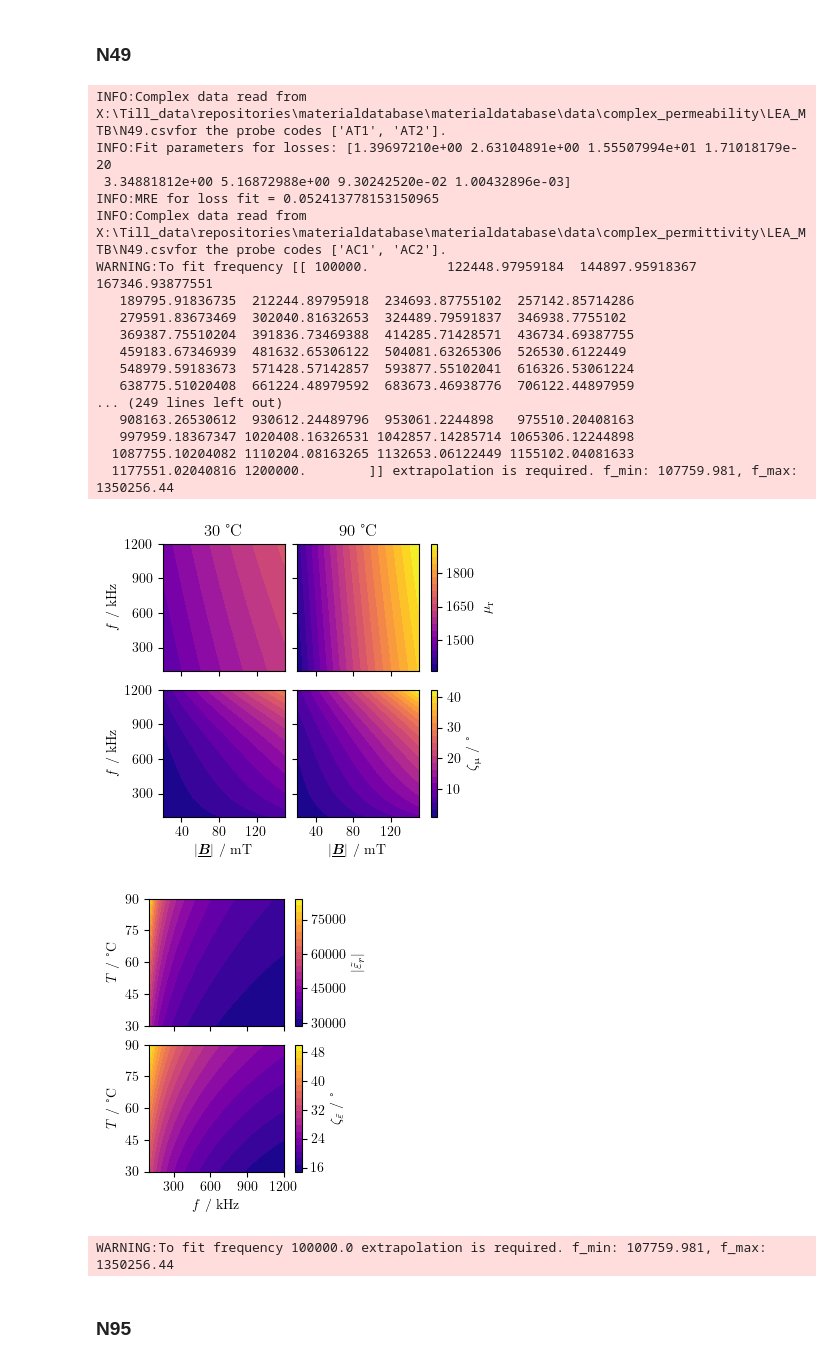
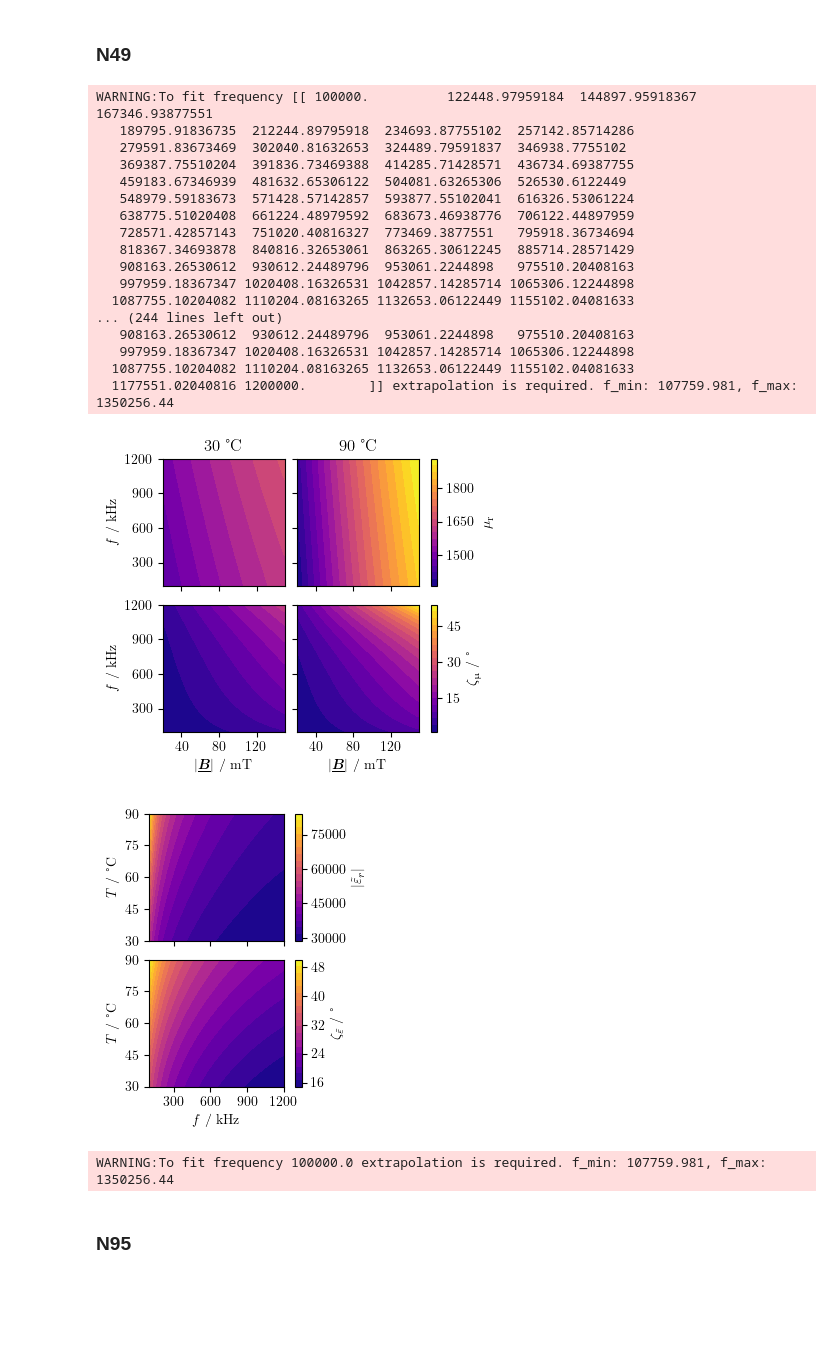
Before and after one commit to upb-lea/dimensional-performance-factor, a Jupyter notebook: dev/1_1_load_material_data.ipynb, the cells around one changed output. Drawn from its saved outputs; the diff is of its cells as text; code cells hidden in the pictures; blank space fills up the shorter version.

Commit message:
updated material data and added plots simulation vs measurement

```diff
--- a/dev/1_1_load_material_data.ipynb
+++ b/dev/1_1_load_material_data.ipynb
@@ -49,7 +46,7 @@ f_max = 1.2e6
 # Permeability
 permeability = mdb_data.get_complex_permeability(material=material_name,
                                                  data_source=permeability_data_source,
-                                                 pv_fit_function=mdb.FitFunction.enhancedSteinmetz,
+                                                 pv_fit_function=mdb.FitFunction.temperatureEnhancedSteinmetz,
                                                  probe_codes=permeability_probe_codes)
 df_permeability_grid = permeability.to_grid(grid_frequency=np.linspace(f_min, f_max, 50),
                                             grid_temperature=np.linspace(30, 90, 20),
@@ -121,40 +118,40 @@ for f in f_lin:
 
 
     # print real and imaginary parts
     # print(f" - - - - - - - - - - - - - - -")
     # print(f"{f = :.1f}")
     # print(f"half wavelength: {wavelength / 2 * 1000:.1f} mm\n")
 
     # print(f"mu_N49_lin real part: {mu_N49_lin.real:.0f}")
     # print(f"mu_N49_lin imaginary part (positive loss form): {-mu_N49_lin.imag:.0f}\n")
 
     # print(f"eps_N49_lin real part: {eps_N49_lin.real:.0f}")
     # print(f"eps_N49_lin imaginary part (positive loss form): {-eps_N49_lin.imag:.0f}\n")
 
     # print(f"|mu_N49_lin|: {abs(mu_N49_lin):.0f}")
     # print(f"phase(mu_N49_lin) in deg (positive loss form): {-np.rad2deg(np.arctan(mu_N49_lin.imag / mu_N49_lin.real)):.1f}\n")
 
     # print(f"|eps_N49_lin|: {abs(eps_N49_lin):.0f}")
     # print(f"phase(eps_N49_lin) in deg (positive loss form): {-np.rad2deg(np.arctan(eps_N49_lin.imag / eps_N49_lin.real)):.1f}\n")
 # %% [output]
-INFO:Complex data read from X:\Till_data\repositories\materialdatabase\materialdatabase\data\complex_permeability\LEA_MTB\N49.csvfor the probe codes ['AT1', 'AT2'].
-INFO:Fit parameters for losses: [1.39697210e+00 2.63104891e+00 1.55507994e+01 1.71018179e-20
- 3.34881812e+00 5.16872988e+00 9.30242520e-02 1.00432896e-03]
-INFO:MRE for loss fit = 0.052413778153150965
-INFO:Complex data read from X:\Till_data\repositories\materialdatabase\materialdatabase\data\complex_permittivity\LEA_MTB\N49.csvfor the probe codes ['AC1', 'AC2'].
 WARNING:To fit frequency [[ 100000.          122448.97959184  144897.95918367  167346.93877551
    189795.91836735  212244.89795918  234693.87755102  257142.85714286
    279591.83673469  302040.81632653  324489.79591837  346938.7755102
    369387.75510204  391836.73469388  414285.71428571  436734.69387755
    459183.67346939  481632.65306122  504081.63265306  526530.6122449
    548979.59183673  571428.57142857  593877.55102041  616326.53061224
    638775.51020408  661224.48979592  683673.46938776  706122.44897959
-... (249 lines left out)
+   728571.42857143  751020.40816327  773469.3877551   795918.36734694
+   818367.34693878  840816.32653061  863265.30612245  885714.28571429
+   908163.26530612  930612.24489796  953061.2244898   975510.20408163
+   997959.18367347 1020408.16326531 1042857.14285714 1065306.12244898
+  1087755.10204082 1110204.08163265 1132653.06122449 1155102.04081633
+... (244 lines left out)
    908163.26530612  930612.24489796  953061.2244898   975510.20408163
    997959.18367347 1020408.16326531 1042857.14285714 1065306.12244898
   1087755.10204082 1110204.08163265 1132653.06122449 1155102.04081633
   1177551.02040816 1200000.        ]] extrapolation is required. f_min: 107759.981, f_max: 1350256.44
-[figure, old version]
+[figure, new version]
 [figure]
 WARNING:To fit frequency 100000.0 extrapolation is required. f_min: 107759.981, f_max: 1350256.44
 # %% [markdown]
```
Also changed, not shown: parts of 1 cell of this notebook, 2 other files.
